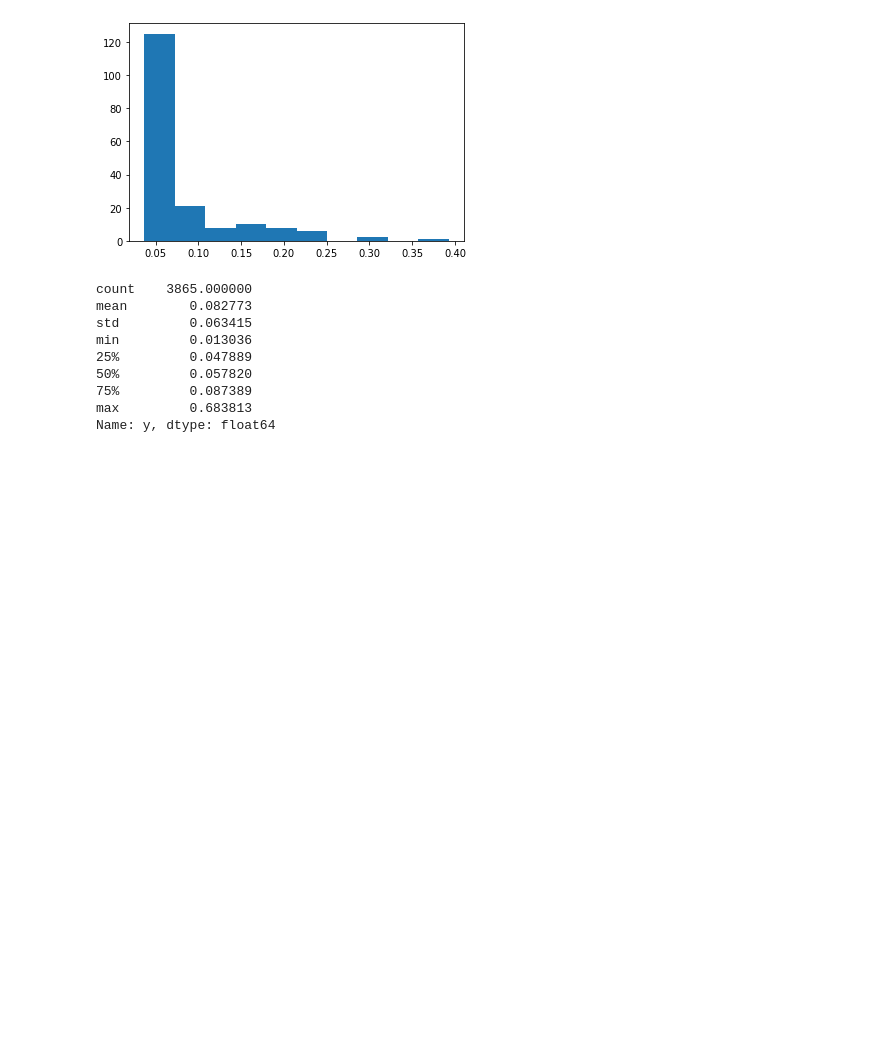
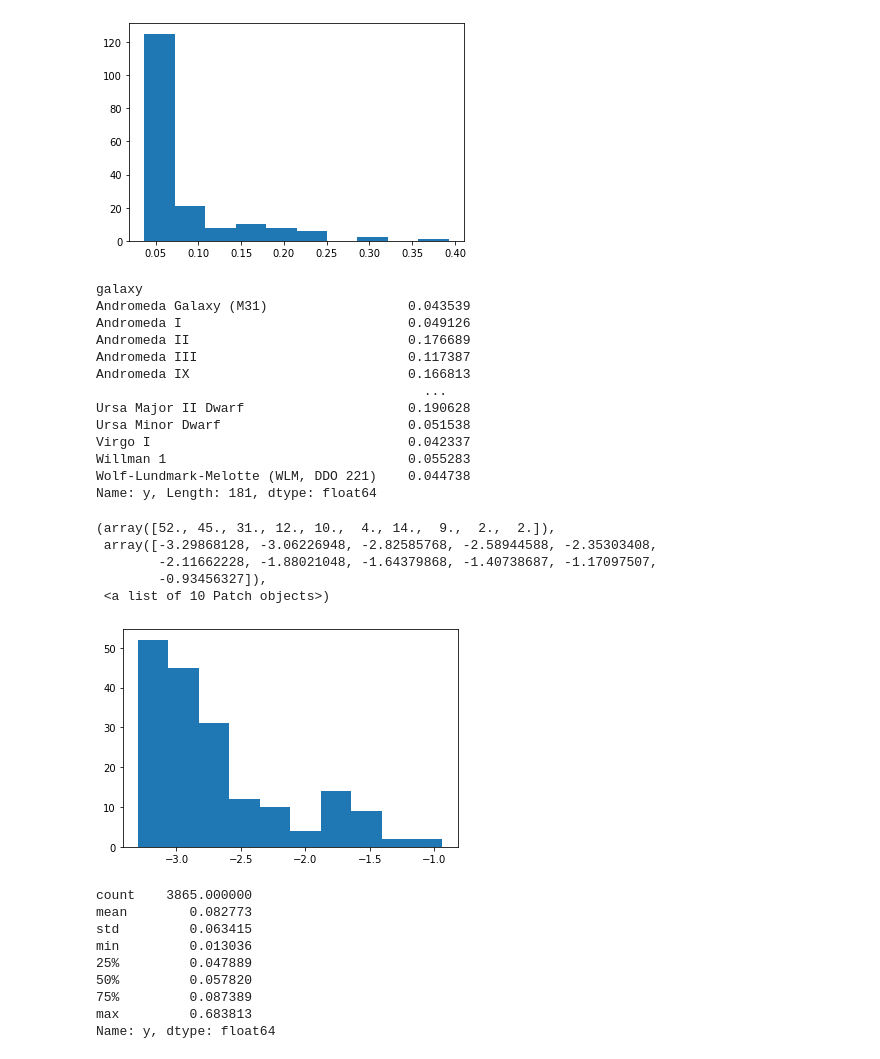
Before and after one commit to D1nay/prohack2020, a Jupyter notebook: Tinkering.ipynb, the cells around one changed output. Cells and saved outputs as stored; diff of their text form; code cells hidden in the pictures; blank space fills up the shorter version.

```diff
--- a/Tinkering.ipynb
+++ b/Tinkering.ipynb
@@ -102,6 +144,30 @@ Name: y, Length: 181, dtype: float64
         0.39275736]),
  <a list of 10 Patch objects>)
 [figure]
+# %%
+y_dist = data.groupby(['galaxy'])['y'].mean()
+print(y_dist)
+plt.hist(np.log(y_dist))
+# %% [output]
+galaxy
+Andromeda Galaxy (M31)                  0.043539
+Andromeda I                             0.049126
+Andromeda II                            0.176689
+Andromeda III                           0.117387
+Andromeda IX                            0.166813
+                                          ...
+Ursa Major II Dwarf                     0.190628
+Ursa Minor Dwarf                        0.051538
+Virgo I                                 0.042337
+Willman 1                               0.055283
+Wolf-Lundmark-Melotte (WLM, DDO 221)    0.044738
+Name: y, Length: 181, dtype: float64
+(array([52., 45., 31., 12., 10.,  4., 14.,  9.,  2.,  2.]),
+ array([-3.29868128, -3.06226948, -2.82585768, -2.58944588, -2.35303408,
+        -2.11662228, -1.88021048, -1.64379868, -1.40738687, -1.17097507,
+        -0.93456327]),
+ <a list of 10 Patch objects>)
+[figure, added]
 # %%
 data.iloc[:, -1].describe()
 # %% [output]
```
Also changed, not shown: parts of 17 cells of this notebook, 1 other file.
